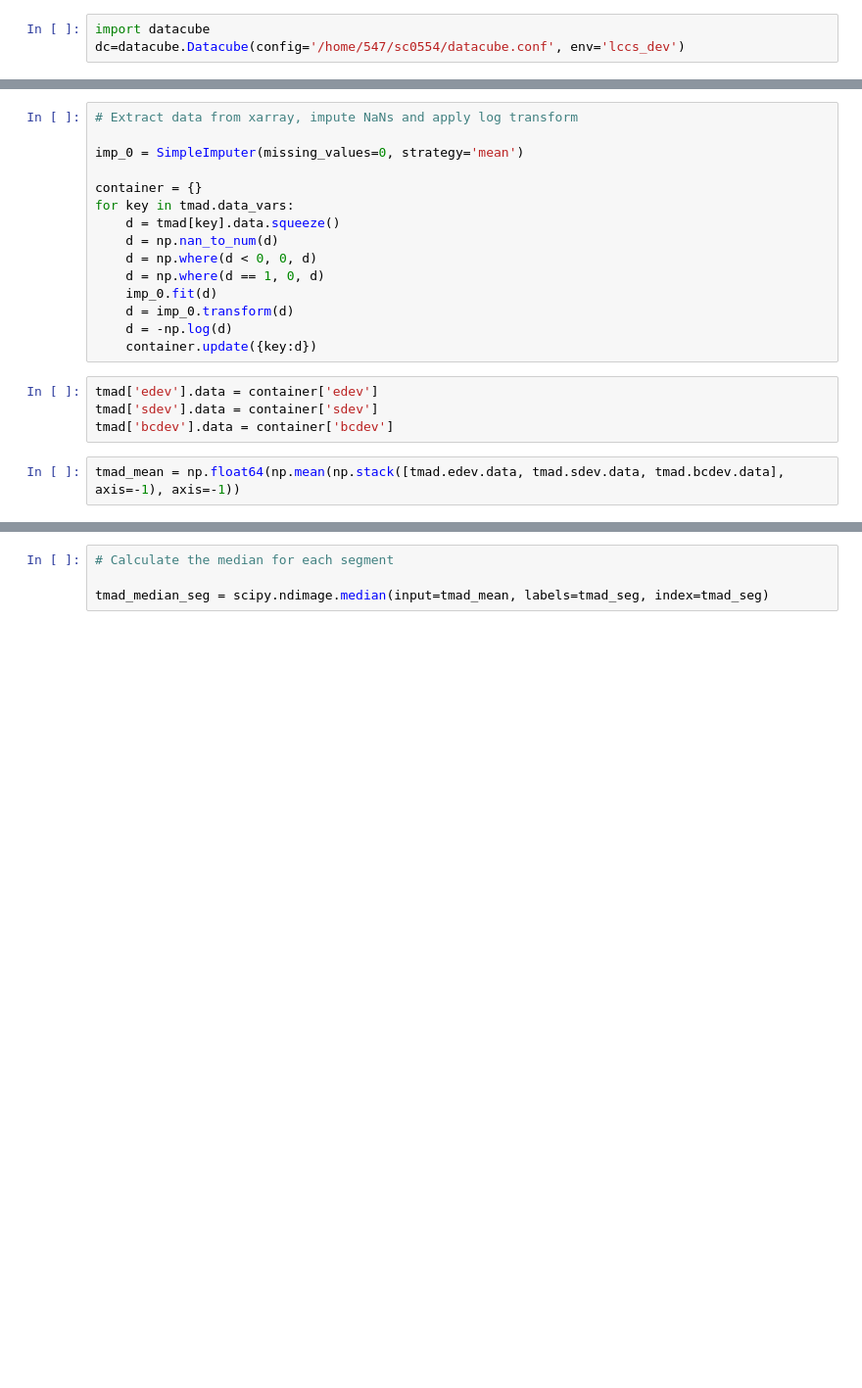
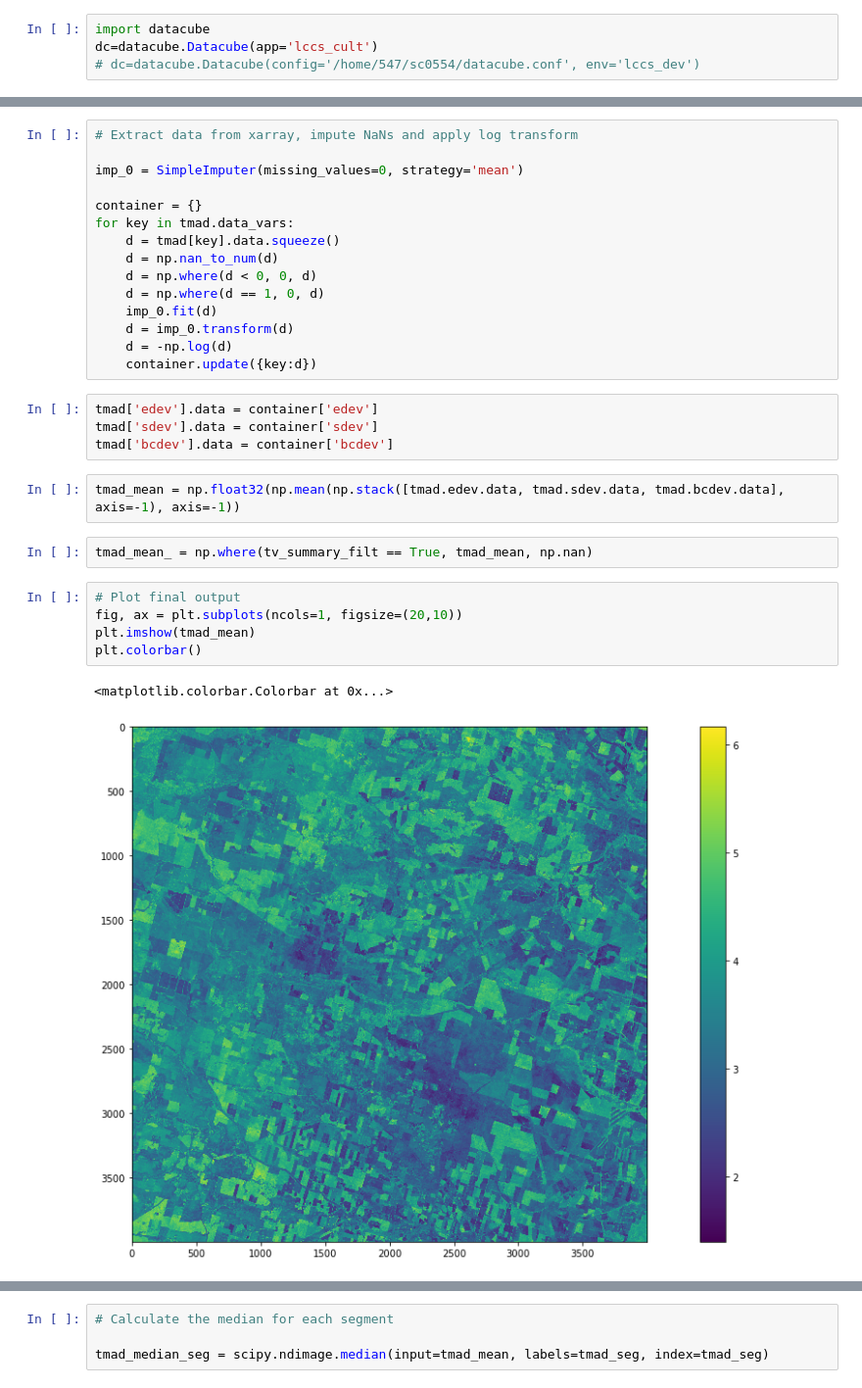
Before and after one commit to s-m-t-c/LCCS, a Jupyter notebook: cultivated/cultivated_area.ipynb, the cells around one changed output, grey strips where cells are left out. Shown at 98% size. Drawn from its saved outputs; the diff is of its cells as text; blank space fills up the shorter version.

```diff
--- a/cultivated/cultivated_area.ipynb
+++ b/cultivated/cultivated_area.ipynb
@@ -35,7 +34,8 @@ from sklearn.impute import SimpleImputer
 from skimage.filters import sobel
 # %%
 import datacube
-dc=datacube.Datacube(config='/home/547/sc0554/datacube.conf', env='lccs_dev')
+dc=datacube.Datacube(app='lccs_cult')
+# dc=datacube.Datacube(config='/home/547/sc0554/datacube.conf', env='lccs_dev')
 # %%
 # product = 'ls8_nbart_tmad_annual'
 
@@ -170,4 +229,14 @@ tmad['edev'].data = container['edev']
 tmad['sdev'].data = container['sdev']
 tmad['bcdev'].data = container['bcdev']
 # %%
-tmad_mean = np.float64(np.mean(np.stack([tmad.edev.data, tmad.sdev.data, tmad.bcdev.data], axis=-1), axis=-1))
+tmad_mean = np.float32(np.mean(np.stack([tmad.edev.data, tmad.sdev.data, tmad.bcdev.data], axis=-1), axis=-1))
+# %%
+tmad_mean_ = np.where(tv_summary_filt == True, tmad_mean, np.nan)
+# %%
+# Plot final output
+fig, ax = plt.subplots(ncols=1, figsize=(20,10))
+plt.imshow(tmad_mean)
+plt.colorbar()
+# %% [output]
+<matplotlib.colorbar.Colorbar at 0x...>
+[figure, added]
```
Also changed, not shown: parts of 31 cells of this notebook, 1 other file.
